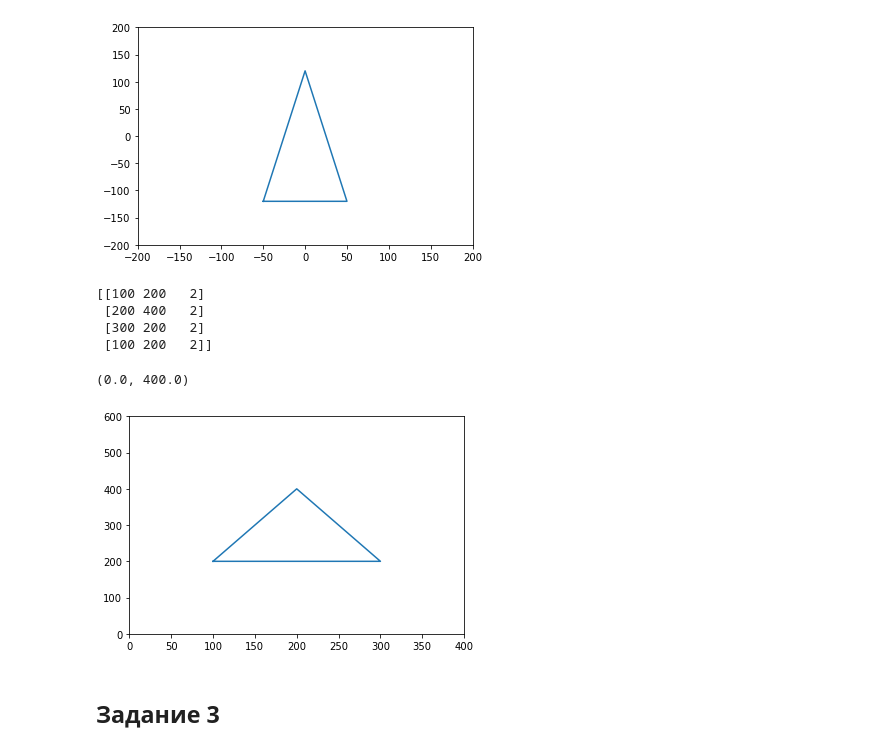
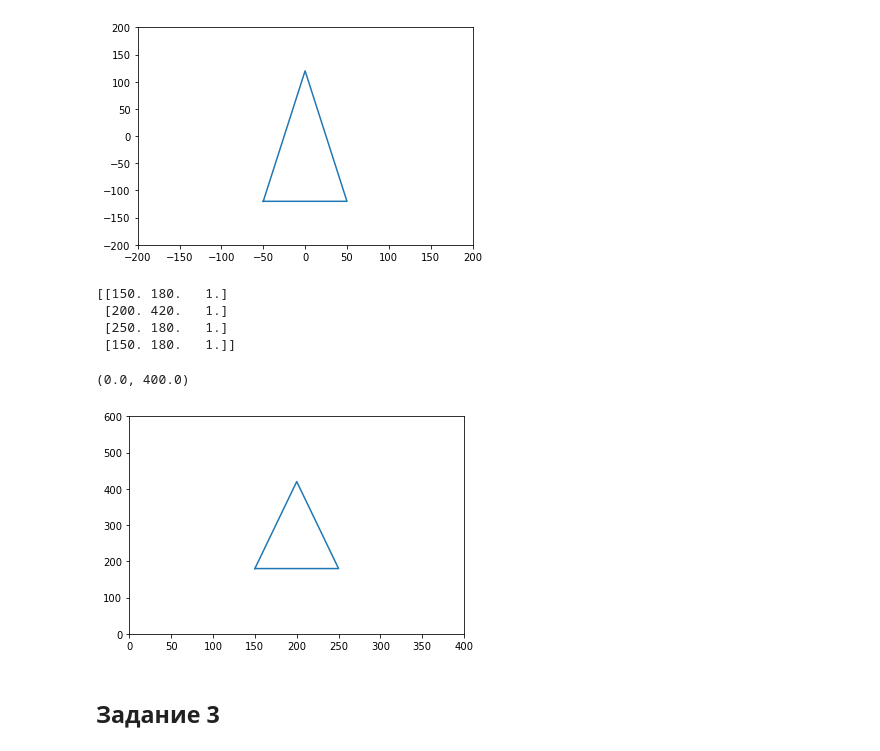
Before and after one commit to dimahl/Netology-dsu-5, a Jupyter notebook: math/HW_X_upd.ipynb, the cells around one changed output. Drawn from its saved outputs; the diff is of its cells as text; code cells hidden in the pictures.

```diff
--- a/math/HW_X_upd.ipynb
+++ b/math/HW_X_upd.ipynb
@@ -67,11 +67,18 @@ plt.xlim([-200, 200])
 При помощи матричных операций выполните:
 - Масштабирование и смещение объекта (применить 2 матрицы трансформаций). Масштабирование на (0.5, 1.2) и смещение на (200, 300)
 # %%
-# Масштабирование
-scale = np.array([0.5, 1.2, 1])
+# Масштабирование (0.5, 1.2), т.е. по оси Х масш. 0,5 по У 1,2
+# т.к. объект трехмерный, то нужно соответствующую матрицу
+scale = np.array([[0.5,0,0], [0,1.2,0], [0,0,1]])
 
-scale_A = A*scale
+scale_A = A@scale
 print(scale_A)
+
+#аналогичный результат будет давать скалярное умножение на вектор [0.5, 1.2, 1]
+# scale = np.array([0.5, 1.2, 1])
+
+# scale_A = A*scale
+# print(scale_A)
 
 x = scale_A[:,0]
 y = scale_A[:,1]
@@ -86,24 +93,24 @@ plt.xlim([-200, 200])
 (-200.0, 200.0)
 [figure]
 # %%
-# Смещение
-bias = np.array([200, 300, 1])
+# Смещение, для смещения на (200, 300) поможет  матричное умножение [[1,0,0],[0,1,0],[200,300,1]] или A + [200, 300, 0]
+bias = np.array([200, 300, 0])
 
-bias_A = A + bias
+bias_A = scale_A + bias
 print(bias_A)
 
 x = bias_A[:,0]
 y = bias_A[:,1]
 plt.plot(x, y)
 plt.ylim([0, 600])
 plt.xlim([0, 400])
 # %% [output]
-[[100 200   2]
- [200 400   2]
- [300 200   2]
- [100 200   2]]
+[[150. 180.   1.]
+ [200. 420.   1.]
+ [250. 180.   1.]
+ [150. 180.   1.]]
 (0.0, 400.0)
-[figure, old version]
+[figure, new version]
 # %% [markdown]
 ## Задание 3
 # %% [markdown]
```
Also changed, not shown: parts of 6 cells of this notebook.
